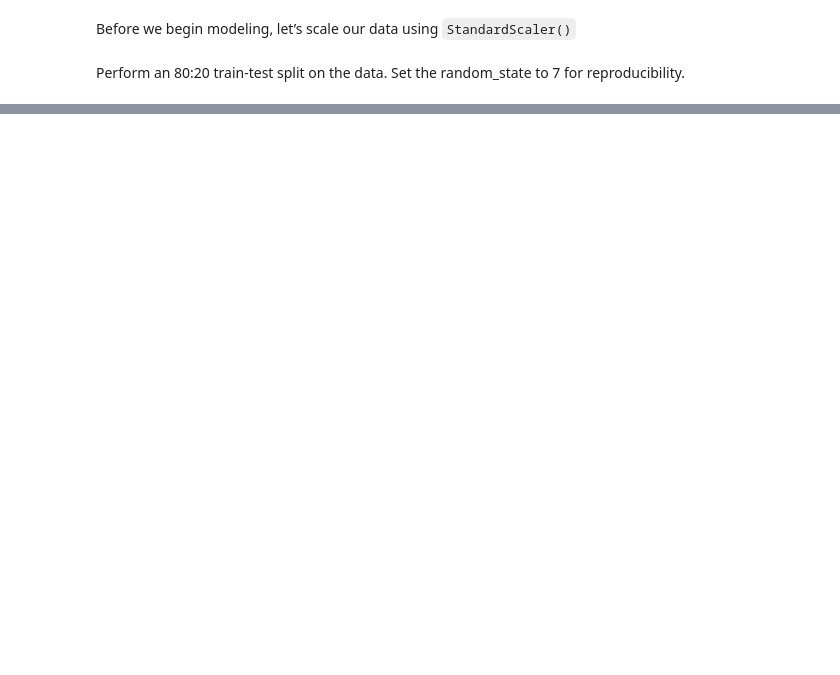
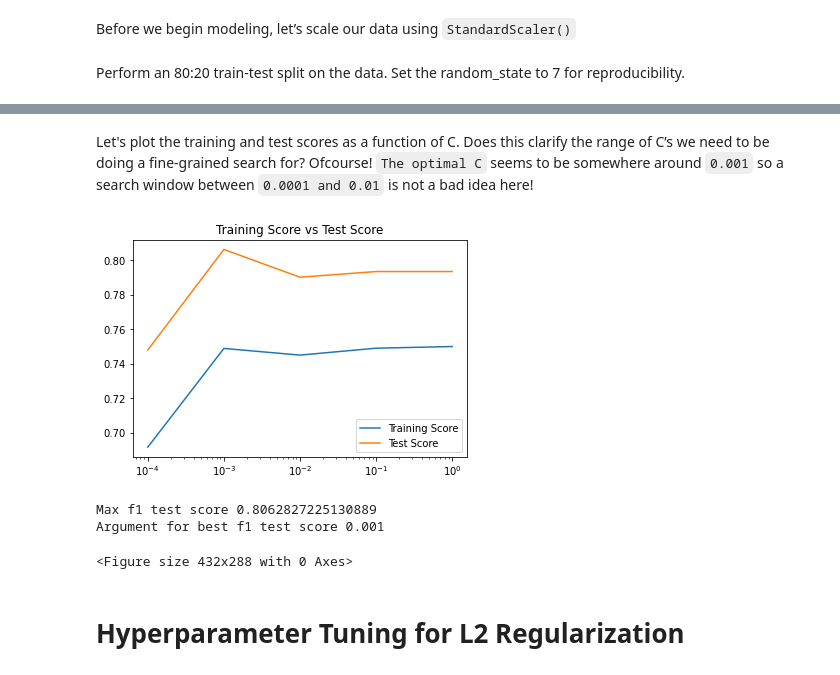
Before and after one commit to bartektl1x/Wine-Quality, a Jupyter notebook: winequality.ipynb, the cells around one changed output, grey strips where cells are left out. Drawn from its saved outputs; the diff is of its cells as text; code cells hidden in the pictures; blank space fills up the shorter version.

```diff
--- a/winequality.ipynb
+++ b/winequality.ipynb
@@ -90,0 +110,4 @@ ValueError: Target is multiclass but average='binary'. Please choose another ave
+# %%
+
+clf_default = LogisticRegression()
+clf_default.fit(x_train, y_train)
@@ -90,0 +130,33 @@ ValueError: Target is multiclass but average='binary'. Please choose another ave
+# %%
+training_array = []
+test_array = []
+C_array = [0.0001, 0.001, 0.01, 0.1, 1]
+
+for x in C_array:
+  clf = LogisticRegression(C = x)
+  clf.fit(x_train, y_train)
+  y_predicted_train = clf.predict(x_train)
+  y_predicted_test = clf.predict(x_test)
+  training_array.append(f1_score(y_train, y_predicted_train))
+  test_array.append(f1_score(y_test, y_predicted_test))
+# %% [markdown]
+Let's plot the training and test scores as a function of C. Does this clarify the range of C’s we need to be doing a fine-grained search for? Ofcourse! `The optimal C` seems to be somewhere around `0.001` so a search window between `0.0001 and 0.01` is not a bad idea here!
+# %%
+plt.plot(C_array, training_array, label='Training Score')
+plt.plot(C_array, test_array, label='Test Score')
+plt.xscale('log')
+plt.legend()
+plt.title('Training Score vs Test Score')
+plt.savefig('Training Score vs Test Score.jpg')
+plt.show()
+plt.clf()
+
+print('Max f1 test score', np.max(test_array))
+print('Argument for best f1 test score', C_array[np.argmax(test_array)])
+# %% [output]
+[figure, added]
+Max f1 test score 0.8062827225130889
+Argument for best f1 test score 0.001
+<Figure size 432x288 with 0 Axes>
+# %% [markdown]
+# Hyperparameter Tuning for L2 Regularization
```
Also changed, not shown: parts of 32 cells of this notebook.
